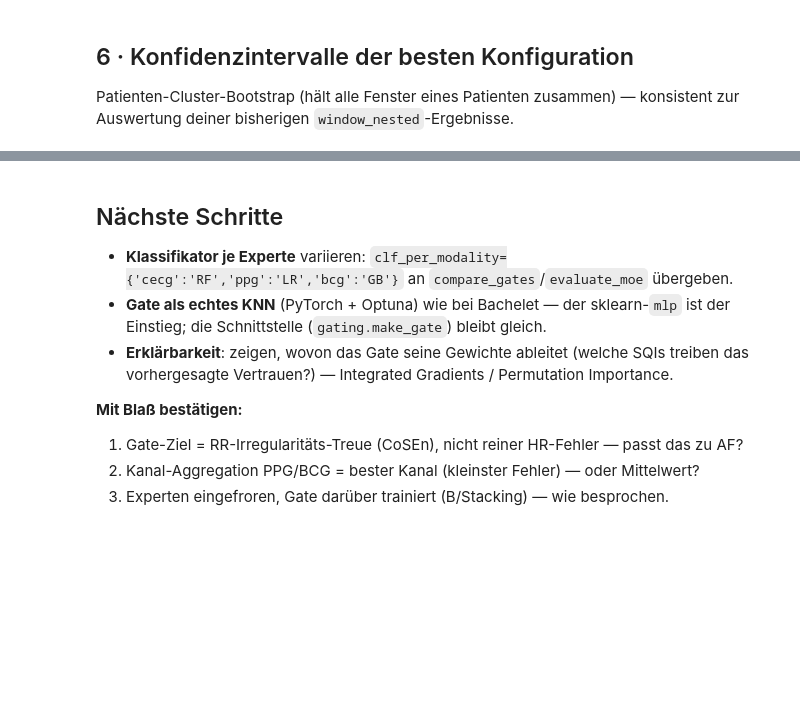
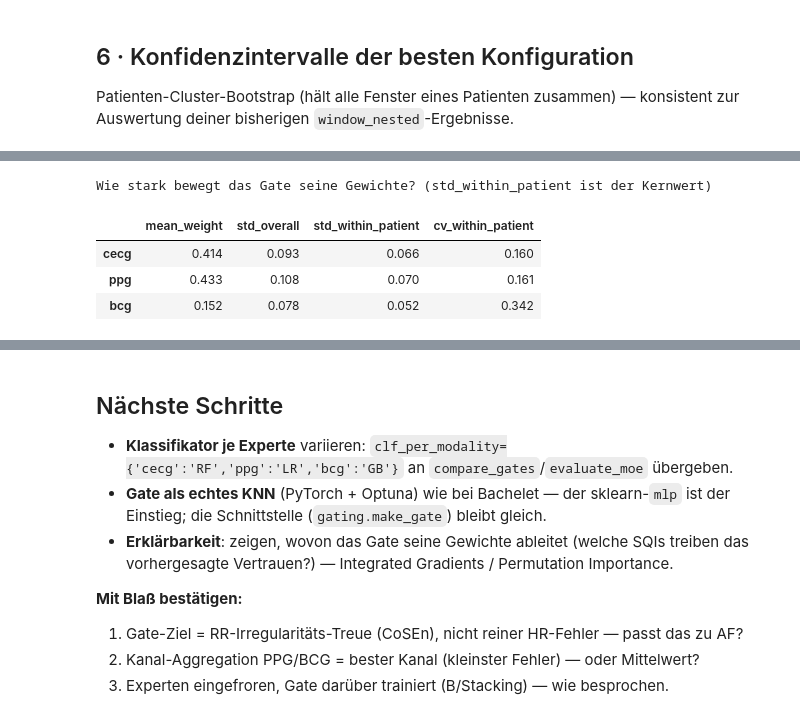
Before and after one commit to Jesus-Cracker/BA, a Jupyter notebook: notebooks/02_experts_gating.ipynb, the cells around one changed output, grey strips where cells are left out. Saved outputs shown, nothing was run; the diff lists cells and outputs as text; code cells hidden in the pictures; blank space fills up the shorter version.

```diff
--- a/notebooks/02_experts_gating.ipynb
+++ b/notebooks/02_experts_gating.ipynb
@@ -146,0 +190,12 @@ for k in ['AUC', 'Sensitivität', 'Spezifität', 'Accuracy']:
+# %%
+rep, W = CV.gate_weight_report(df, rel, y, groups,
+                               gate_kind=BEST_GATE, target_metric=BEST_TARGET,
+                               inner_splits=5, min_spec=0.80)
+print('Wie stark bewegt das Gate seine Gewichte? (std_within_patient ist der Kernwert)')
+rep.round(3)
+# %% [output]
+Wie stark bewegt das Gate seine Gewichte? (std_within_patient ist der Kernwert)
+|  | mean_weight | std_overall | std_within_patient | cv_within_patient |
+| cecg | 0.414 | 0.093 | 0.066 | 0.160 |
+| ppg | 0.433 | 0.108 | 0.070 | 0.161 |
+| bcg | 0.152 | 0.078 | 0.052 | 0.342 |
```
Also changed, not shown: parts of 9 cells of this notebook, 3 other files.
